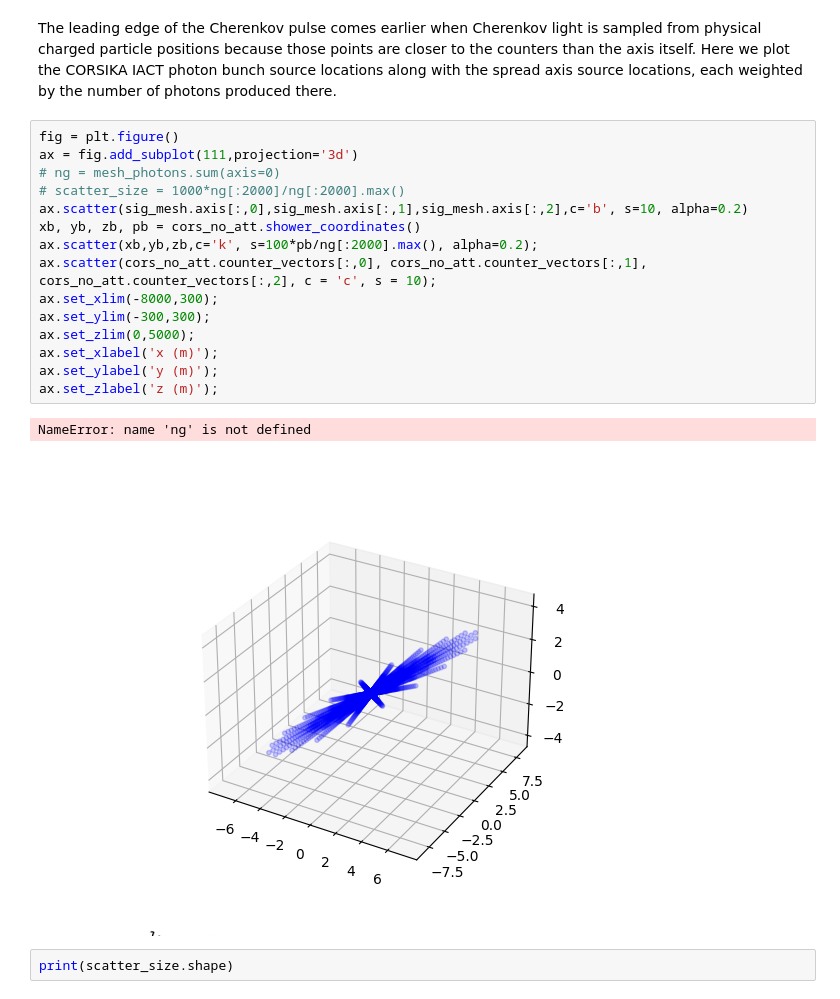
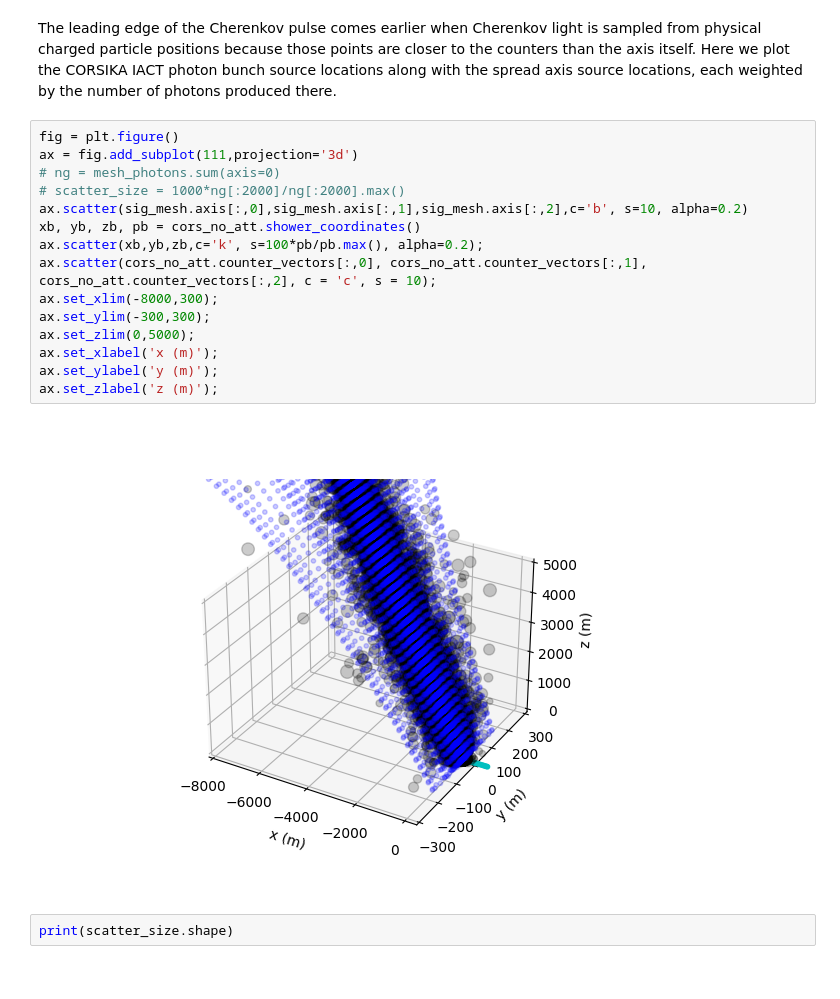
Before and after one commit to ikepc1/CHASM_NuSpacesim, a Jupyter notebook: demo/CORSIKA comparison demo.ipynb, the cells around one changed output. Saved outputs shown, nothing was run; the diff lists cells and outputs as text.

```diff
--- a/demo/CORSIKA comparison demo.ipynb
+++ b/demo/CORSIKA comparison demo.ipynb
@@ -116,21 +116,20 @@ The leading edge of the Cherenkov pulse comes earlier when Cherenkov light is sa
 # %%
 fig = plt.figure()
 ax = fig.add_subplot(111,projection='3d')
 # ng = mesh_photons.sum(axis=0)
 # scatter_size = 1000*ng[:2000]/ng[:2000].max()
 ax.scatter(sig_mesh.axis[:,0],sig_mesh.axis[:,1],sig_mesh.axis[:,2],c='b', s=10, alpha=0.2)
 xb, yb, zb, pb = cors_no_att.shower_coordinates()
-ax.scatter(xb,yb,zb,c='k', s=100*pb/ng[:2000].max(), alpha=0.2);
+ax.scatter(xb,yb,zb,c='k', s=100*pb/pb.max(), alpha=0.2);
 ax.scatter(cors_no_att.counter_vectors[:,0], cors_no_att.counter_vectors[:,1], cors_no_att.counter_vectors[:,2], c = 'c', s = 10);
 ax.set_xlim(-8000,300);
 ax.set_ylim(-300,300);
 ax.set_zlim(0,5000);
 ax.set_xlabel('x (m)');
 ax.set_ylabel('y (m)');
 ax.set_zlabel('z (m)');
 # %% [output]
-NameError: name 'ng' is not defined
-[figure, old version]
+[figure, new version]
 # %%
 print(scatter_size.shape)
 # %%
```
Also changed, not shown: parts of 2 cells of this notebook, 4 other files.
